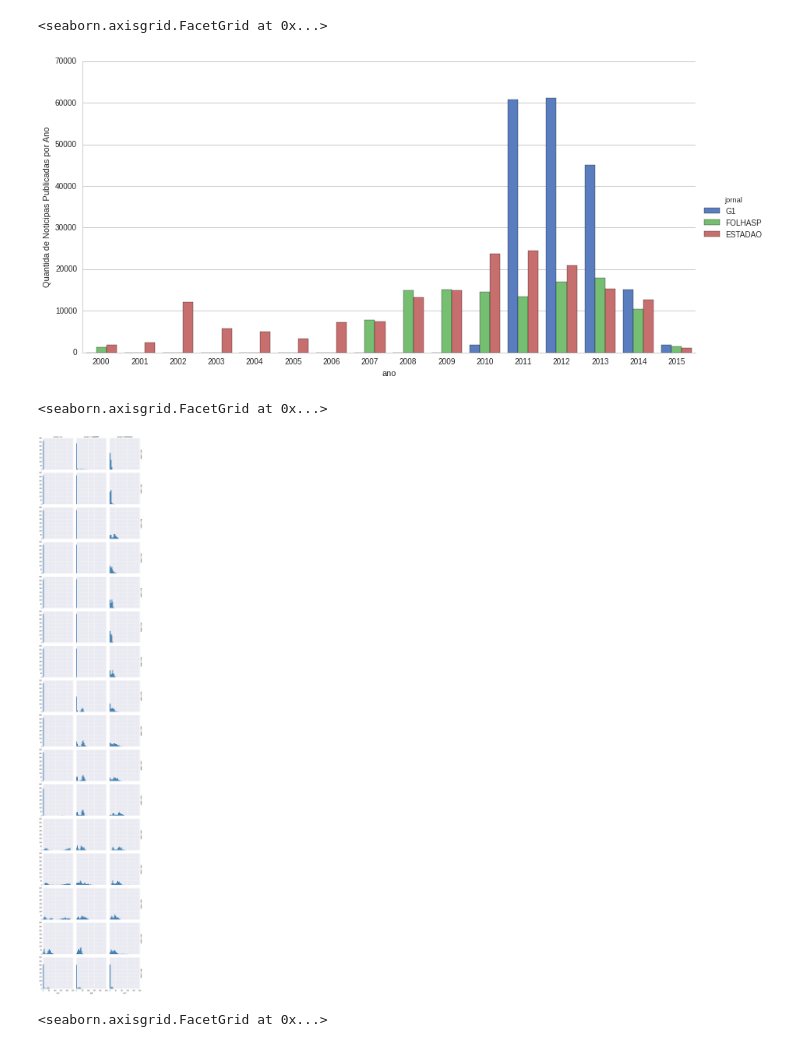
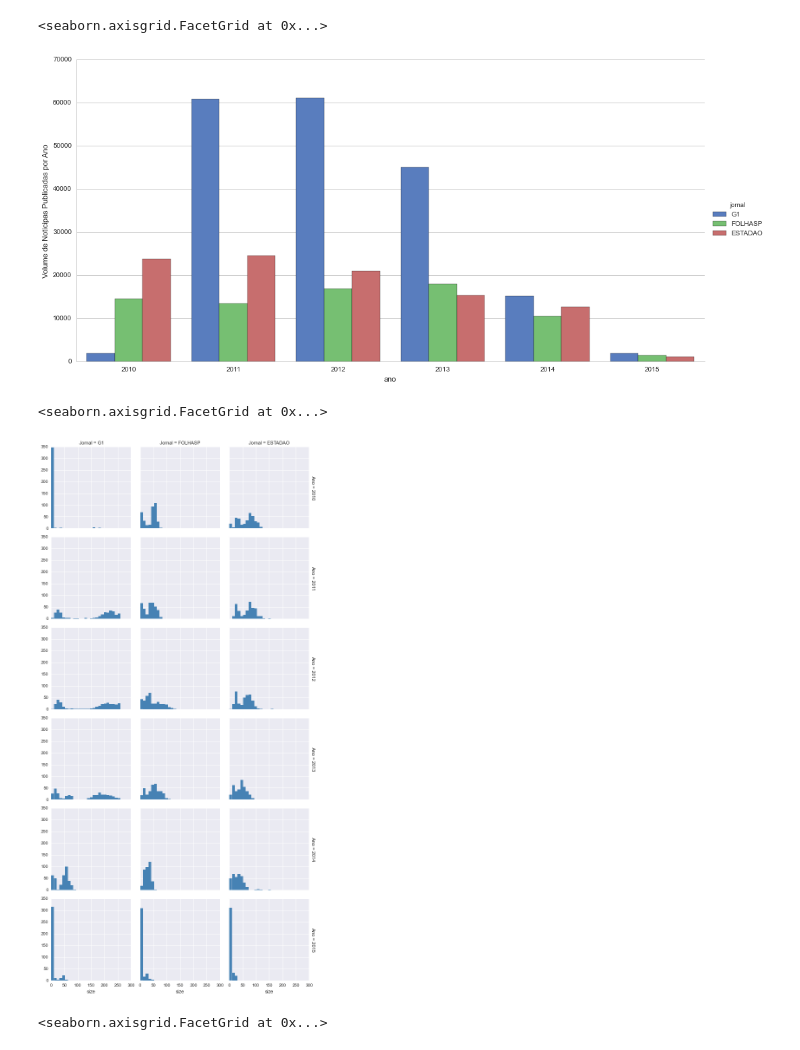
Before and after one commit to zegildo/PhD, a Jupyter notebook: src/scriptPython/TestingSeaborn.ipynb, the cells around one changed output. Drawn from its saved outputs; the diff is of its cells as text; code cells hidden in the pictures.

Commit message:
novas alterações no arquivo de análise de dados

```diff
--- a/src/scriptPython/TestingSeaborn.ipynb
+++ b/src/scriptPython/TestingSeaborn.ipynb
@@ -5,3 +26,28 @@ import numpy as np
 import seaborn as sns
 import matplotlib.pyplot as plt
 import pandas as pd
+# %%
+"""
+Apresenta um resumo da quantidade de notícias coletadas
+entre os anos 2000 e 2015 para cada um dos jornais de domínio público
+de interesse: Folha de São Paulo, Estadão e G1.
+
+"""
+#Define a cor de background da imagem
+sns.set(style="whitegrid")
+
+#Ler o arquivo contendo as informações de jornais e suas respectivas quantidades
+volNewsYear = pd.read_csv('/home/zegildo/workspace/PhD/src/scriptPython/volumeNoticias-Ano.csv')
+
+#Constrói o gráfico baseado em:
+# x: coluna que irá compor o eixo X.
+# y: coluna que irá compor o eixo Y.
+# hue: tradução da legenda.
+# size: tamanho que será apresentada a imagem.
+# kind: tipo de gráfico que será gerado (barras, pontos, contagem...)
+# aspect: a distância entre os elementos do eixo X.
+g = sns.factorplot(x="ano", y="quantidade", hue="jornal", data=volNewsYear,
+                    size=6, kind="bar", palette="muted",  aspect=2)
+
+# Informação que definirá o eixo Y.
+g.set_ylabels("Quantida de Noticipas Publicadas por Ano")
@@ -8,22 +93,41 @@ import pandas as pd
 # %%
+"""
+Diante do exposto, daremos um zoom no período que varia entre 2010 e 2015.
+
+"""
+volTotal = pd.read_csv('/Users/zegildo/Documents/workspace/PhD/src/scriptPython/volumeNoticias-Ano.csv')
+
+#Gera valores entre 2010 e 2015 inclusive [2010,2015]
+anosDeInteresse = range(2010,2016)
+
+# Seleciona apenas um subset do conjunto total com os anos entre [2010,2015]
+vol_2010_2015 = volTotal[volTotal.ano.isin(anosDeInteresse)]
+
 sns.set(style="whitegrid")
-
-volNewsYear = pd.read_csv('/home/zegildo/workspace/PhD/src/scriptPython/volumeNoticias-Ano.csv')
-
-# Draw a nested barplot to show survival for class and sex
-g = sns.factorplot(x="ano", y="quantidade", hue="jornal", data=volNewsYear,
-                   size=6, kind="bar", palette="muted",  aspect=2)
-g.set_ylabels("Quantida de Noticipas Publicadas por Ano")
+g = sns.factorplot(x="ano", y="quantidade", hue="jornal", data=vol_2010_2015,
+                    size=7, kind="bar", palette="muted",  aspect=2)
+g.set_ylabels("Volume de Noticipas Publicadas por Ano")
 # %% [output]
 <seaborn.axisgrid.FacetGrid at 0x...>
-[figure, old version]
+[figure, new version]
 # %%
-volTotal = pd.read_csv('/home/zegildo/workspace/PhD/src/scriptPython/volumeTotalGranularidades.csv')
+"""
+Apresentação do histograma entre 2010 e 2015
+para visualizar a distribuição da quantidade de
+notícias publicadas ao longo de cada ano.
+
+"""
+volTotal = pd.read_csv('/Users/zegildo/Documents/workspace/PhD/src/scriptPython/volumeTotalGranularidades.csv')
+anosDeInteresse = range(2010,2016)
+vol_2010_2015 = volTotal[volTotal.Ano.isin(anosDeInteresse)]
 
 sns.set(style="darkgrid")
-g = sns.FacetGrid(volTotal, row="Ano", col="Jornal", margin_titles=True)
-bins = np.linspace(0, 230, 35)
+g = sns.FacetGrid(vol_2010_2015, row="Ano", col="Jornal", margin_titles=True)
+
+#histograma de 0 a 250 dividir esse trecho em 25 partes.
+bins = np.linspace(0, 260, 26)
+
 g.map(plt.hist,"size", color="steelblue", bins=bins, lw=0)
 # %% [output]
 <seaborn.axisgrid.FacetGrid at 0x...>
-[figure, old version]
+[figure, new version]
```
Also changed, not shown: parts of 11 cells of this notebook.
